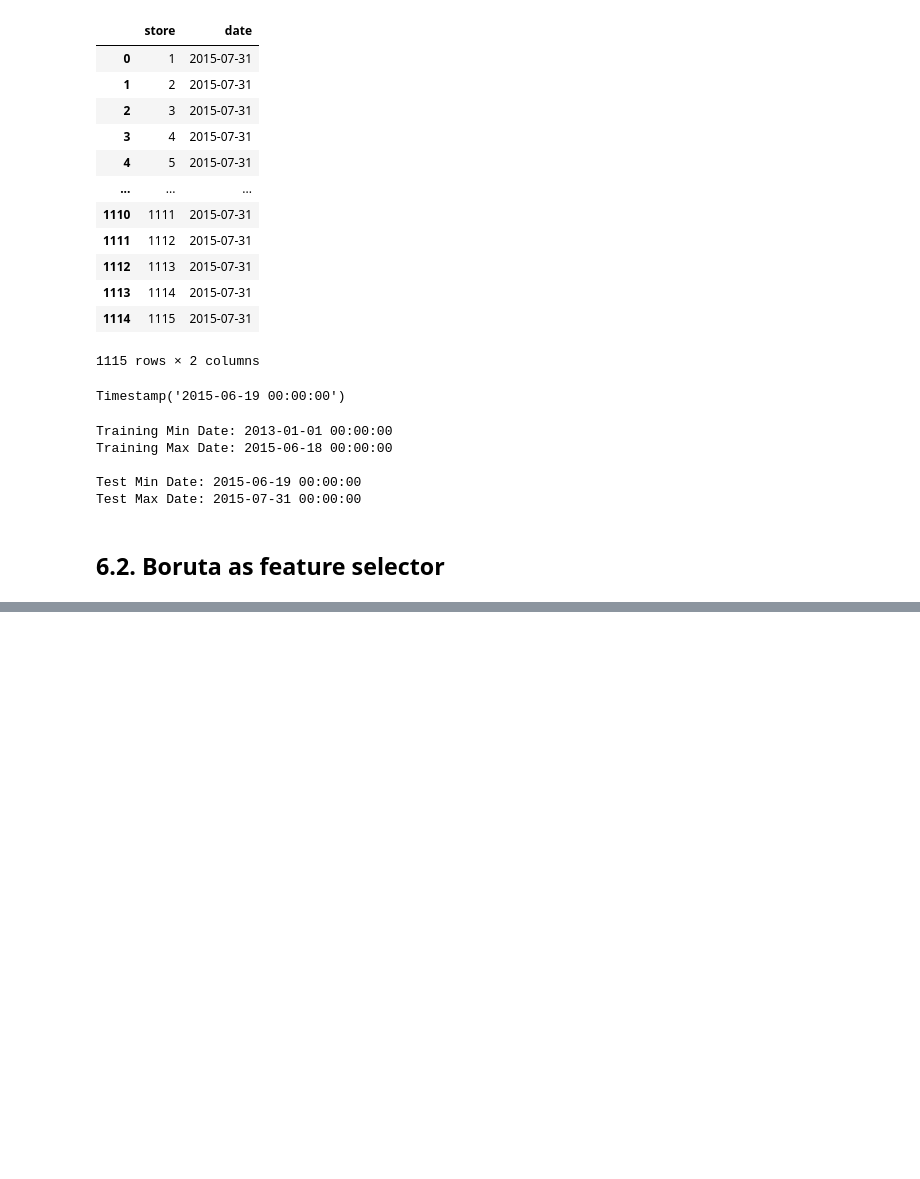
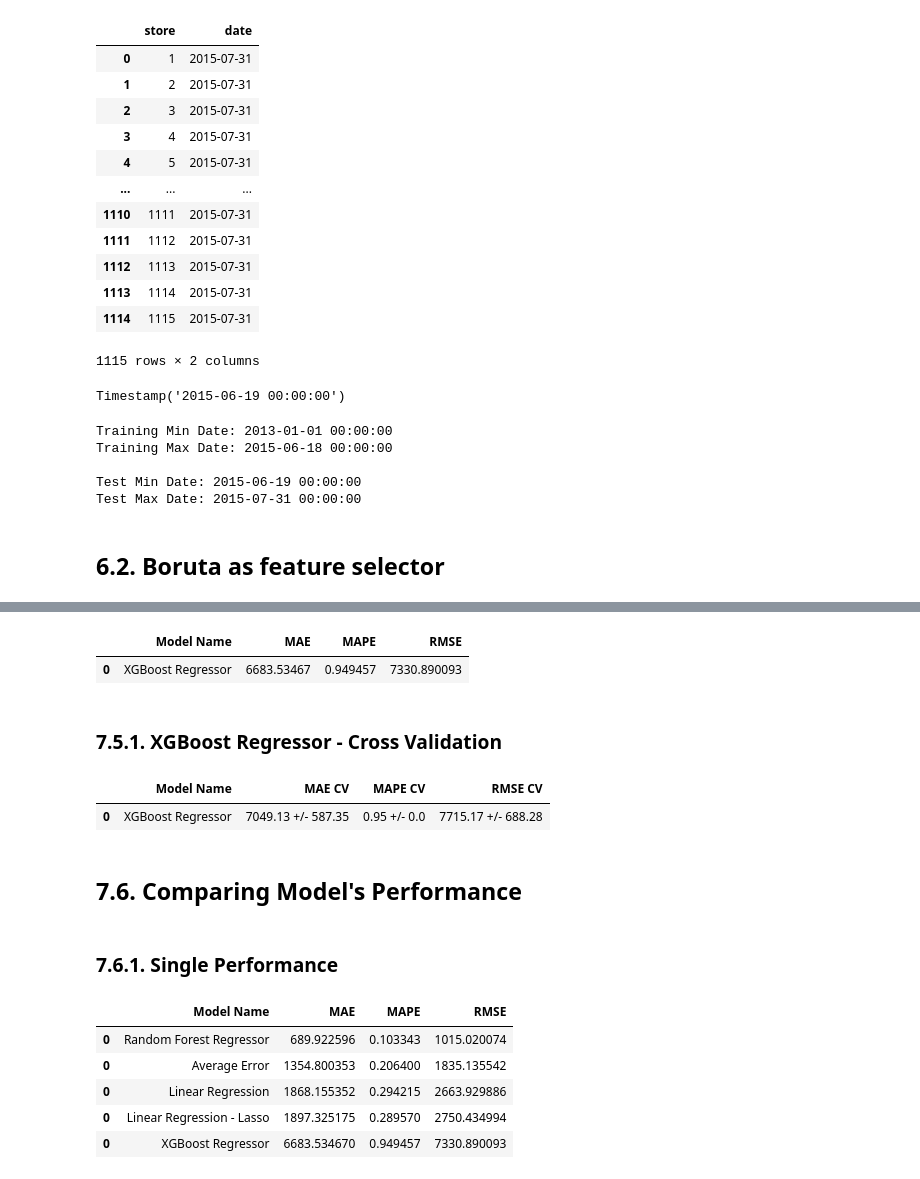
Before and after one commit to StadnikDD/Drugstore-Sales-Forecast, a Jupyter notebook: data_exploratory_analysis.ipynb, the cells around one changed output, grey strips where cells are left out. Saved outputs shown, nothing was run; the diff lists cells and outputs as text; code cells hidden in the pictures; blank space fills up the shorter version.

Commit message:
ml model and performance

```diff
--- a/data_exploratory_analysis.ipynb
+++ b/data_exploratory_analysis.ipynb
@@ -1069,0 +1104,6 @@ boruta_selected
+# %%
+x_train = X_train[boruta_selected]
+x_test = x_test[boruta_selected]
+
+# time series data preparation
+x_training = X_train[selected_boruta_full]
@@ -1069,0 +1152,10 @@ boruta_selected
+# %%
+# model
+lrr = Lasso(alpha=0.01).fit(x_train, y_train)
+
+# prediction
+yhat_lrr = lrr.predict(x_test)
+
+# performance
+lrr_result = ml_error('Linear Regression - Lasso', np.expm1(y_test), np.expm1(yhat_lrr))
+lrr_result
@@ -1069,0 +1175,10 @@ boruta_selected
+# %%
+# model
+rf = RandomForestRegressor(n_estimators=100, n_jobs=-1, random_state=42).fit(x_train_ds, y_train_ds)
+
+# prediction
+yhat_rf = rf.predict(x_test_ds)
+
+# performance
+rf_result = ml_error('Random Forest Regressor', np.expm1(y_test_ds), np.expm1(yhat_rf))
+rf_result
@@ -1069,0 +1198,40 @@ boruta_selected
+# %%
+# model
+model_xgb = xgb.XGBRegressor(objective = 'reg:squarederror',
+                      n_estimators = 100,
+                      eta = 0.01,
+                      max_depth = 10,
+                      subsample = 0.7,
+                      colsample_bytree = 0.9).fit(x_train, y_train)
+
+# prediction
+yhat_xgb = model_xgb.predict(x_test)
+
+# pexgbormance
+xgb_result = ml_error('XGBoost Regressor', np.expm1(y_test), np.expm1(yhat_xgb))
+xgb_result
+# %% [output]
+|  | Model Name | MAE | MAPE | RMSE |
+| 0 | XGBoost Regressor | 6683.53467 | 0.949457 | 7330.890093 |
+# %% [markdown]
+### 7.5.1. XGBoost Regressor - Cross Validation
+# %%
+xgb_result_cv = cross_validation(x_training, 5, 'XGBoost Regressor', model_xgb)
+xgb_result_cv
+# %% [output]
+|  | Model Name | MAE CV | MAPE CV | RMSE CV |
+| 0 | XGBoost Regressor | 7049.13 +/- 587.35 | 0.95 +/- 0.0 | 7715.17 +/- 688.28 |
+# %% [markdown]
+## 7.6. Comparing Model's Performance
+# %% [markdown]
+###  7.6.1. Single Performance
+# %%
+modeling_result = pd.concat([baseline_result, lr_result, lrr_result, rf_result, xgb_result])
+modeling_result.sort_values('RMSE')
+# %% [output]
+|  | Model Name | MAE | MAPE | RMSE |
+| 0 | Random Forest Regressor | 689.922596 | 0.103343 | 1015.020074 |
+| 0 | Average Error | 1354.800353 | 0.206400 | 1835.135542 |
+| 0 | Linear Regression | 1868.155352 | 0.294215 | 2663.929886 |
+| 0 | Linear Regression - Lasso | 1897.325175 | 0.289570 | 2750.434994 |
+| 0 | XGBoost Regressor | 6683.534670 | 0.949457 | 7330.890093 |
```
Also changed, not shown: parts of 42 cells of this notebook.
